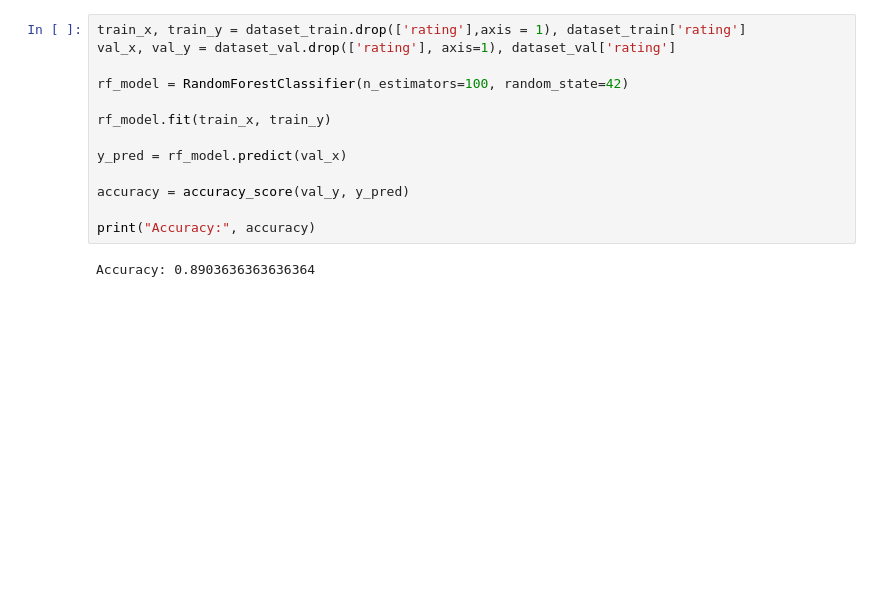
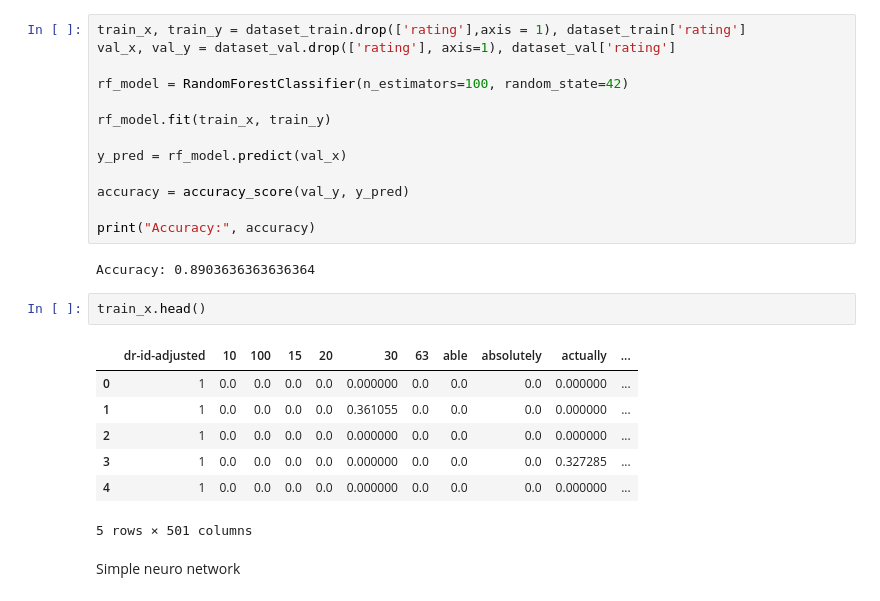
Before and after one commit to Hugo-san/Sentiment-Analysis-of-Patient-Satisfaction-Comments, a Jupyter notebook: ASS3.ipynb, the cells around one changed output. Cells and saved outputs as stored; diff of their text form; blank space fills up the shorter version.

```diff
--- a/ASS3.ipynb
+++ b/ASS3.ipynb
@@ -244,3 +277,15 @@ accuracy = accuracy_score(val_y, y_pred)
 print("Accuracy:", accuracy)
 # %% [output]
 Accuracy: 0.8903636363636364
+# %%
+train_x.head()
+# %% [output]
+|  | dr-id-adjusted | 10 | 100 | 15 | 20 | 30 | 63 | able | absolutely | actually | ... |
+| 0 | 1 | 0.0 | 0.0 | 0.0 | 0.0 | 0.000000 | 0.0 | 0.0 | 0.0 | 0.000000 | ... |
+| 1 | 1 | 0.0 | 0.0 | 0.0 | 0.0 | 0.361055 | 0.0 | 0.0 | 0.0 | 0.000000 | ... |
+| 2 | 1 | 0.0 | 0.0 | 0.0 | 0.0 | 0.000000 | 0.0 | 0.0 | 0.0 | 0.000000 | ... |
+| 3 | 1 | 0.0 | 0.0 | 0.0 | 0.0 | 0.000000 | 0.0 | 0.0 | 0.0 | 0.327285 | ... |
+| 4 | 1 | 0.0 | 0.0 | 0.0 | 0.0 | 0.000000 | 0.0 | 0.0 | 0.0 | 0.000000 | ... |
+5 rows × 501 columns
+# %% [markdown]
+Simple neuro network
```
Also changed, not shown: parts of 12 cells of this notebook.
